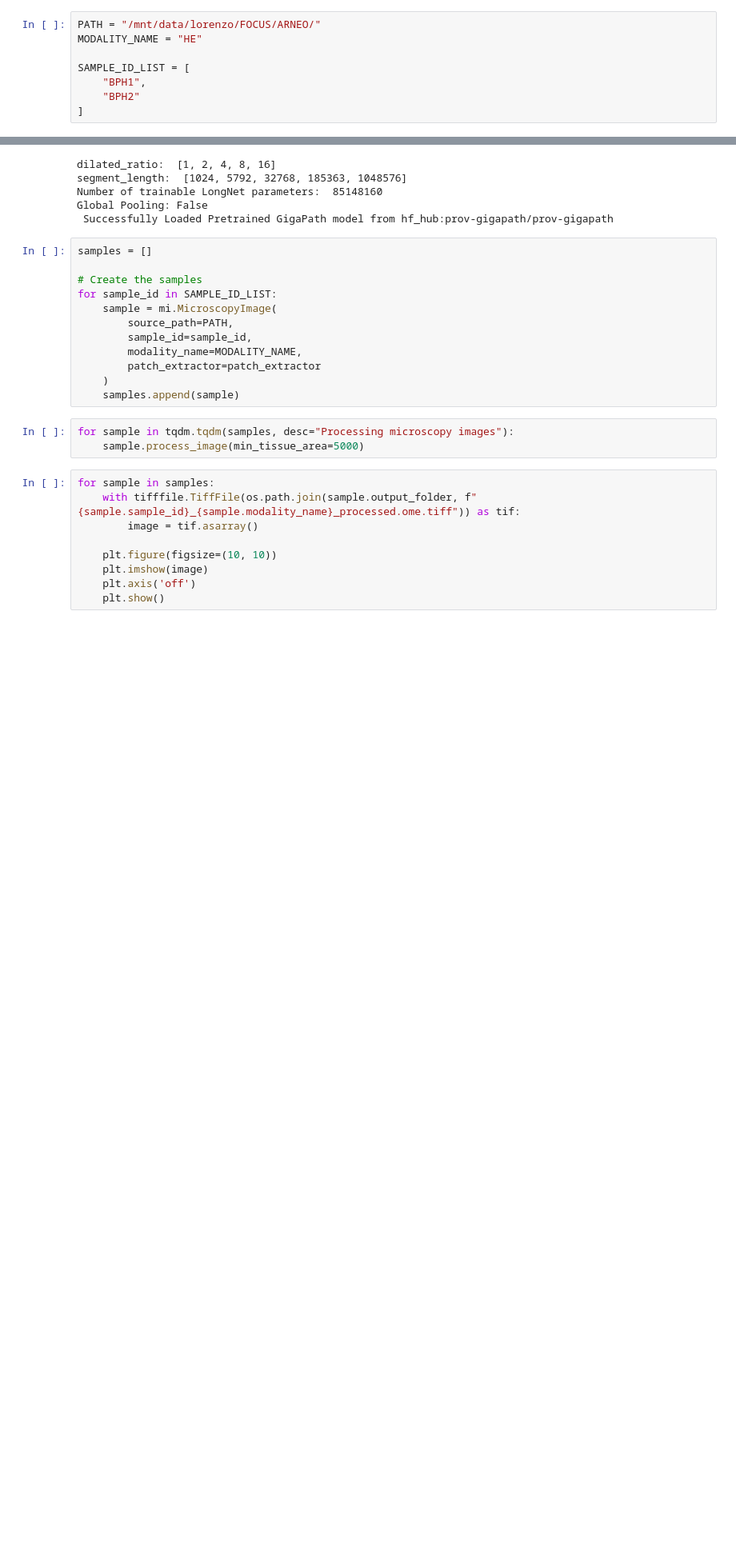
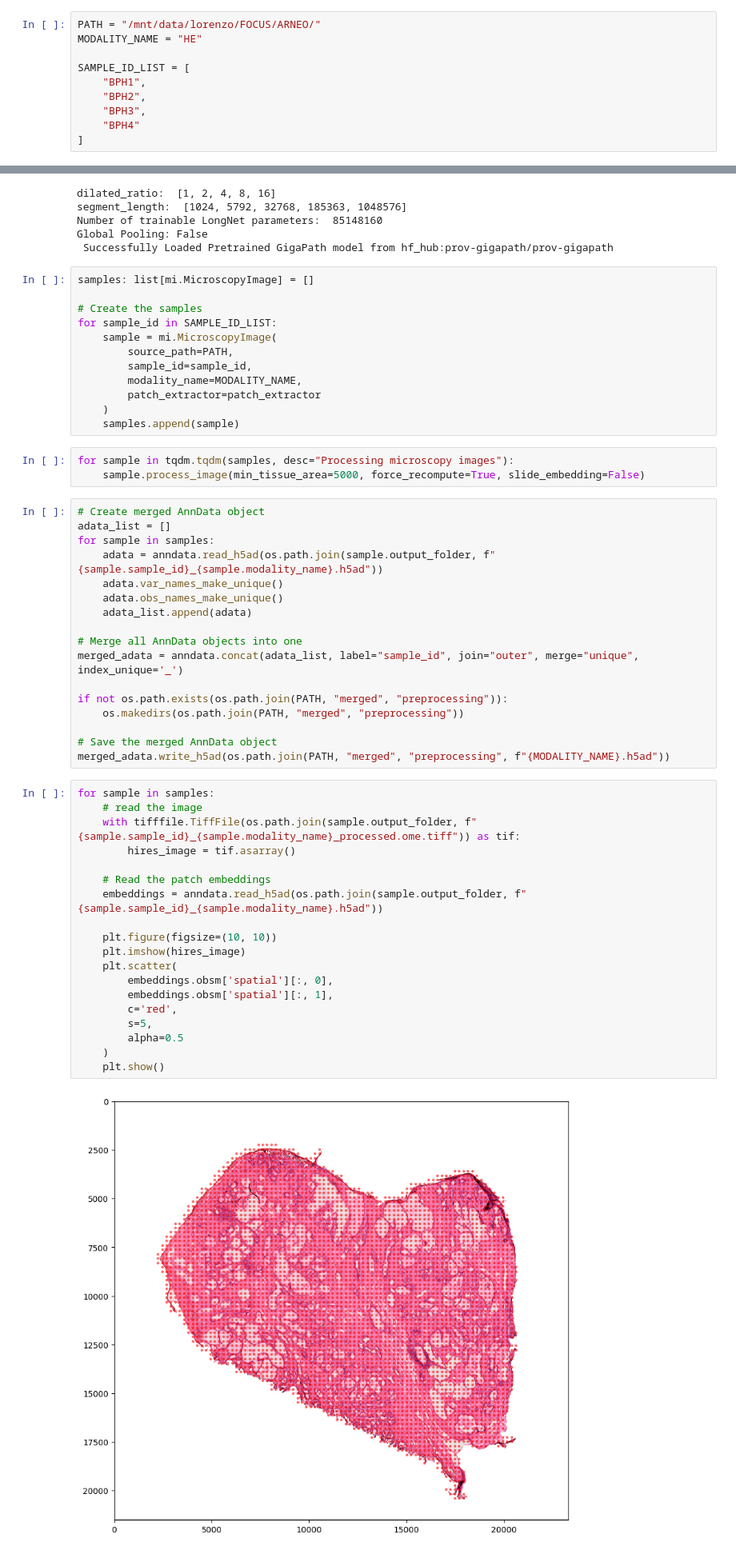
Before and after one commit to sifrimlab/FOCUS, a Jupyter notebook: notebooks/explore_microscopy_image.ipynb, the cells around one changed output, grey strips where cells are left out. Shown at 80% size. Drawn from its saved outputs; the diff is of its cells as text; blank space fills up the shorter version.

```diff
--- a/notebooks/explore_microscopy_image.ipynb
+++ b/notebooks/explore_microscopy_image.ipynb
@@ -15,7 +15,9 @@ MODALITY_NAME = "HE"
 
 SAMPLE_ID_LIST = [
     "BPH1",
-    "BPH2"
+    "BPH2",
+    "BPH3",
+    "BPH4"
 ]
 # %%
 patch_extractor = mi.PatchEmbeddingExtractor(hf_token = "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")
@@ -26,7 +28,7 @@ Number of trainable LongNet parameters:  85148160
 Global Pooling: False
  Successfully Loaded Pretrained GigaPath model from hf_hub:prov-gigapath/prov-gigapath
 # %%
-samples = []
+samples: list[mi.MicroscopyImage] = []
 
 # Create the samples
 for sample_id in SAMPLE_ID_LIST:
@@ -39,13 +41,42 @@ for sample_id in SAMPLE_ID_LIST:
 	samples.append(sample)
 # %%
 for sample in tqdm.tqdm(samples, desc="Processing microscopy images"):
-    sample.process_image(min_tissue_area=5000)
+    sample.process_image(min_tissue_area=5000, force_recompute=True, slide_embedding=False)
+# %%
+# Create merged AnnData object
+adata_list = []
+for sample in samples:
+    adata = anndata.read_h5ad(os.path.join(sample.output_folder, f"{sample.sample_id}_{sample.modality_name}.h5ad"))
+    adata.var_names_make_unique()
+    adata.obs_names_make_unique()
+    adata_list.append(adata)
+
+# Merge all AnnData objects into one
+merged_adata = anndata.concat(adata_list, label="sample_id", join="outer", merge="unique", index_unique='_')
+
+if not os.path.exists(os.path.join(PATH, "merged", "preprocessing")):
+    os.makedirs(os.path.join(PATH, "merged", "preprocessing"))
+
+# Save the merged AnnData object
+merged_adata.write_h5ad(os.path.join(PATH, "merged", "preprocessing", f"{MODALITY_NAME}.h5ad"))
 # %%
 for sample in samples:
+    # read the image
     with tifffile.TiffFile(os.path.join(sample.output_folder, f"{sample.sample_id}_{sample.modality_name}_processed.ome.tiff")) as tif:
-        image = tif.asarray()
+        hires_image = tif.asarray()
+
+    # Read the patch embeddings
+    embeddings = anndata.read_h5ad(os.path.join(sample.output_folder, f"{sample.sample_id}_{sample.modality_name}.h5ad"))
 
     plt.figure(figsize=(10, 10))
-    plt.imshow(image)
-    plt.axis('off')
+    plt.imshow(hires_image)
+    plt.scatter(
+        embeddings.obsm['spatial'][:, 0],
+        embeddings.obsm['spatial'][:, 1],
+        c='red',
+        s=5,
+        alpha=0.5
+    )
     plt.show()
+# %% [output]
+[figure, added]
```
Also changed, not shown: parts of 2 cells of this notebook, 3 other files.
